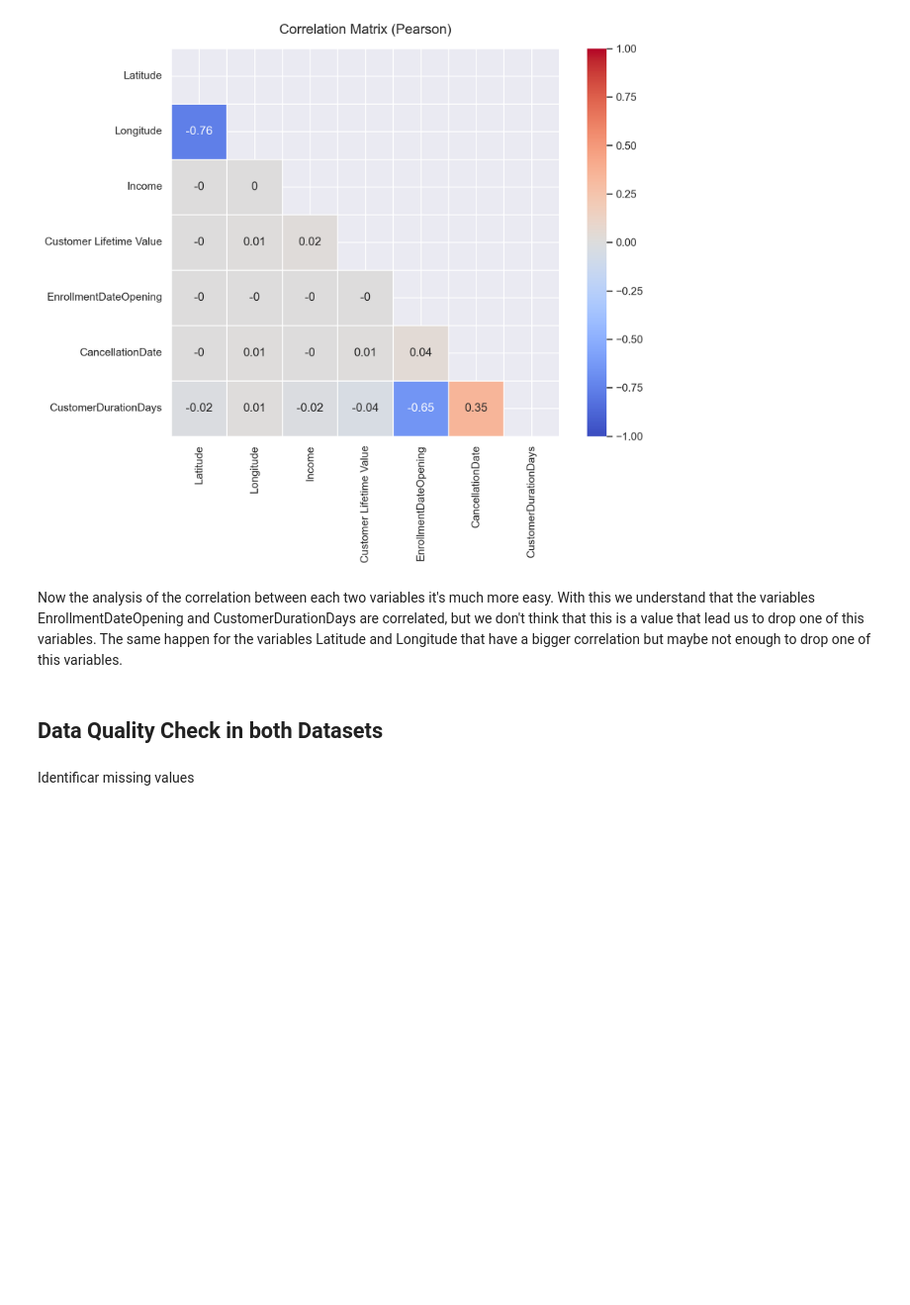
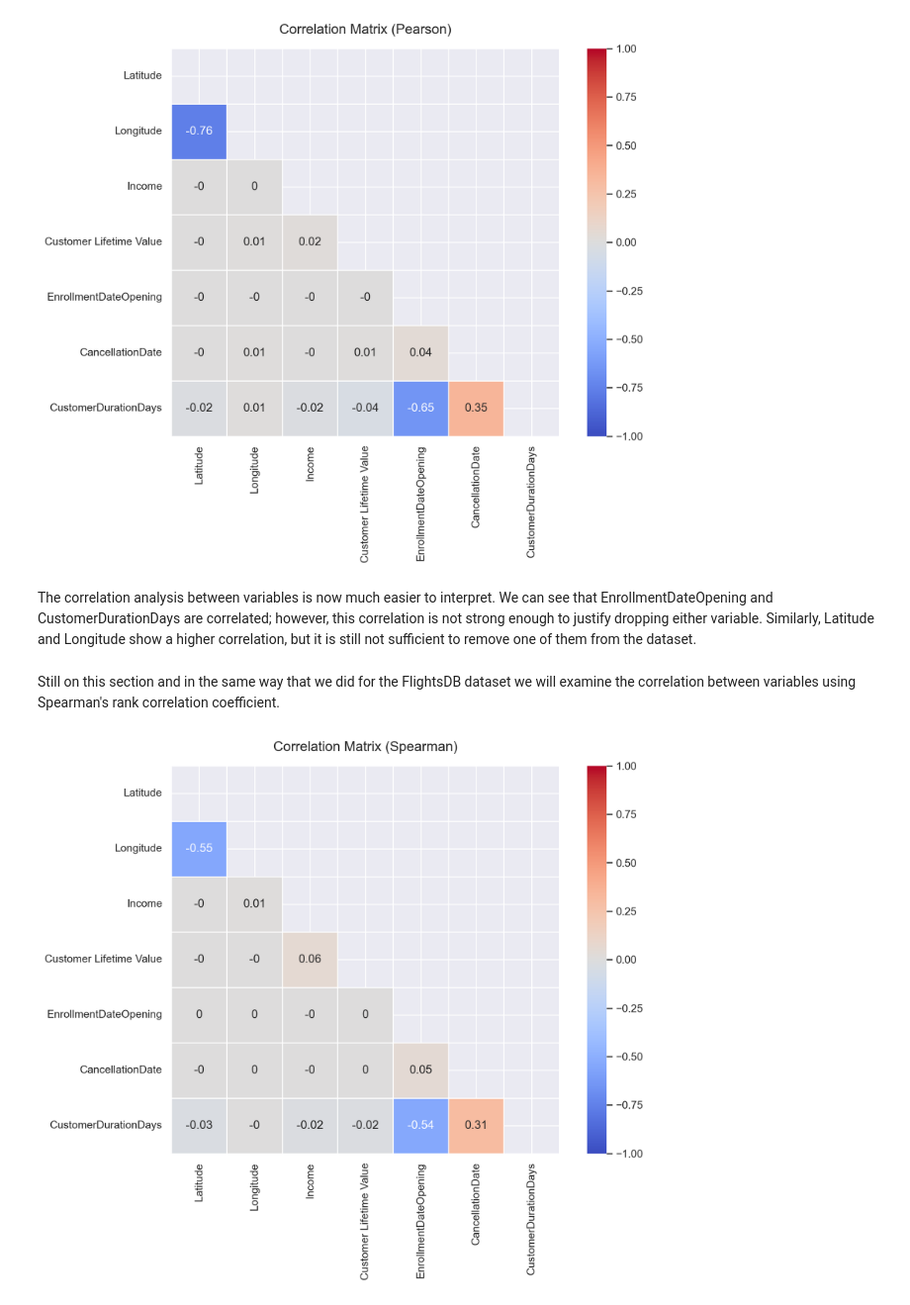
Before and after one commit to lourenco500/Data-Mining-Project, a Jupyter notebook: Data_Understanding_1.ipynb, the cells around one changed output. Shown at 99% size. Drawn from its saved outputs; the diff is of its cells as text; code cells hidden in the pictures; blank space fills up the shorter version.

```diff
--- a/Data_Understanding_1.ipynb
+++ b/Data_Understanding_1.ipynb
@@ -806,8 +778,32 @@ plt.show()
 # %% [output]
 [figure]
 # %% [markdown]
-Now the analysis of the correlation between each two variables it's much more easy. With this we understand that the variables EnrollmentDateOpening and CustomerDurationDays are correlated, but we don't think that this is a value that lead us to drop one of this variables. The same happen for the variables Latitude and Longitude that have a bigger correlation but maybe not enough to drop one of this variables.
+The correlation analysis between variables is now much easier to interpret. We can see that EnrollmentDateOpening and CustomerDurationDays are correlated; however, this correlation is not strong enough to justify dropping either variable. Similarly, Latitude and Longitude show a higher correlation, but it is still not sufficient to remove one of them from the dataset.
-# %% [markdown]
-## Data Quality Check in both Datasets
-# %% [markdown]
-Identificar missing values
+# %% [markdown]
+Still on this section and in the same way that we did for the FlightsDB dataset we will examine the correlation between variables using Spearman's rank correlation coefficient.
+# %%
+corr = new.corr(method="spearman").round(2)
+
+# Create a mask for the upper triangle
+mask = np.triu(np.ones_like(corr, dtype=bool))
+
+# Visualize correlation matrix
+fig = plt.figure(figsize=(10, 8))
+
+sns.heatmap(
+    corr,
+    mask=mask,                # hide upper triangle
+    annot=True,               # show values
+    cmap="coolwarm",          # divergent color map
+    center=0,                 # center colormap in 0
+    linewidths=0.5,           # lines between cells to help visualization
+    vmin=-1, vmax=1,          # fix scale
+    square=True               # make cells square-shaped
+)
+
+
+plt.title("Correlation Matrix (Spearman)", fontsize=14, pad=15)
+plt.tight_layout() # improve layout by reducing overlaps
+plt.show()
+# %% [output]
+[figure, added]
```
Also changed, not shown: parts of 59 cells of this notebook, 1 other file.
